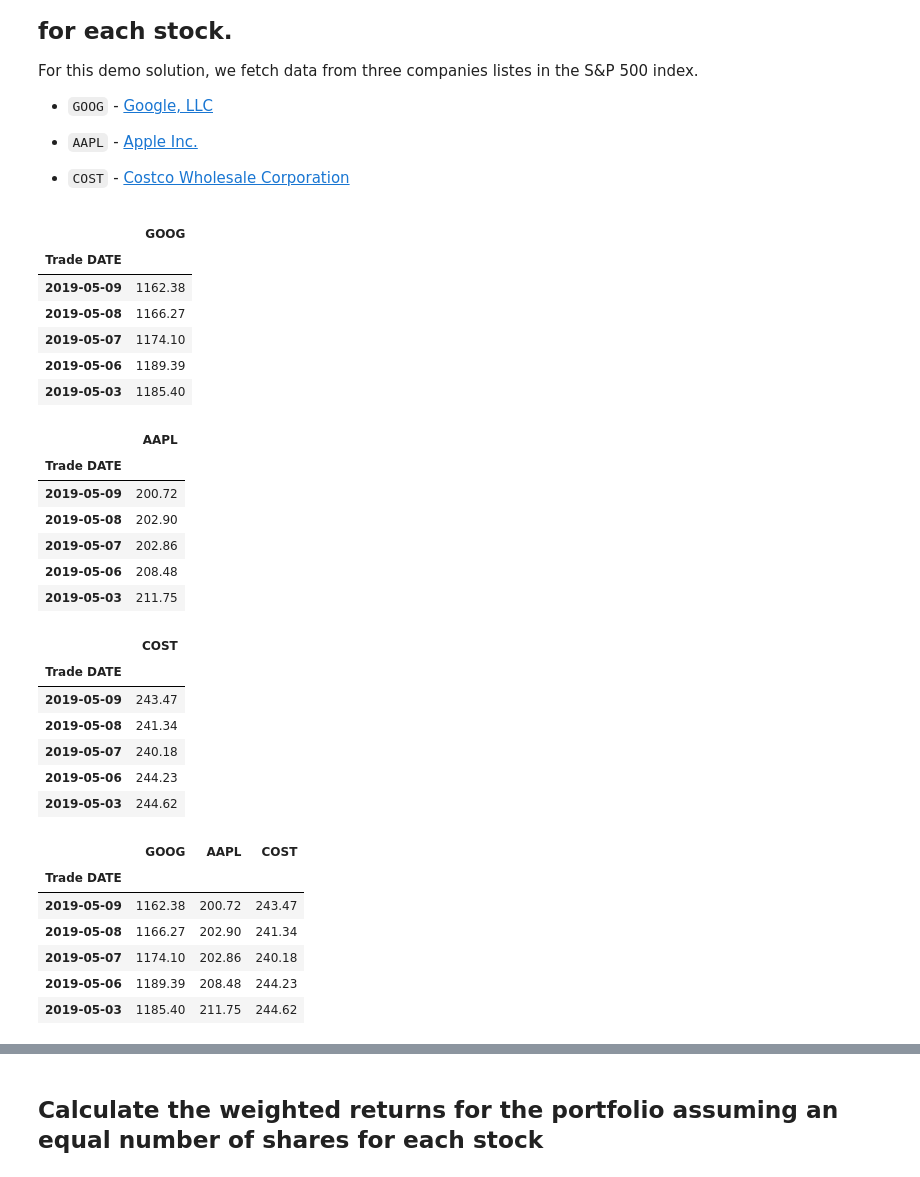
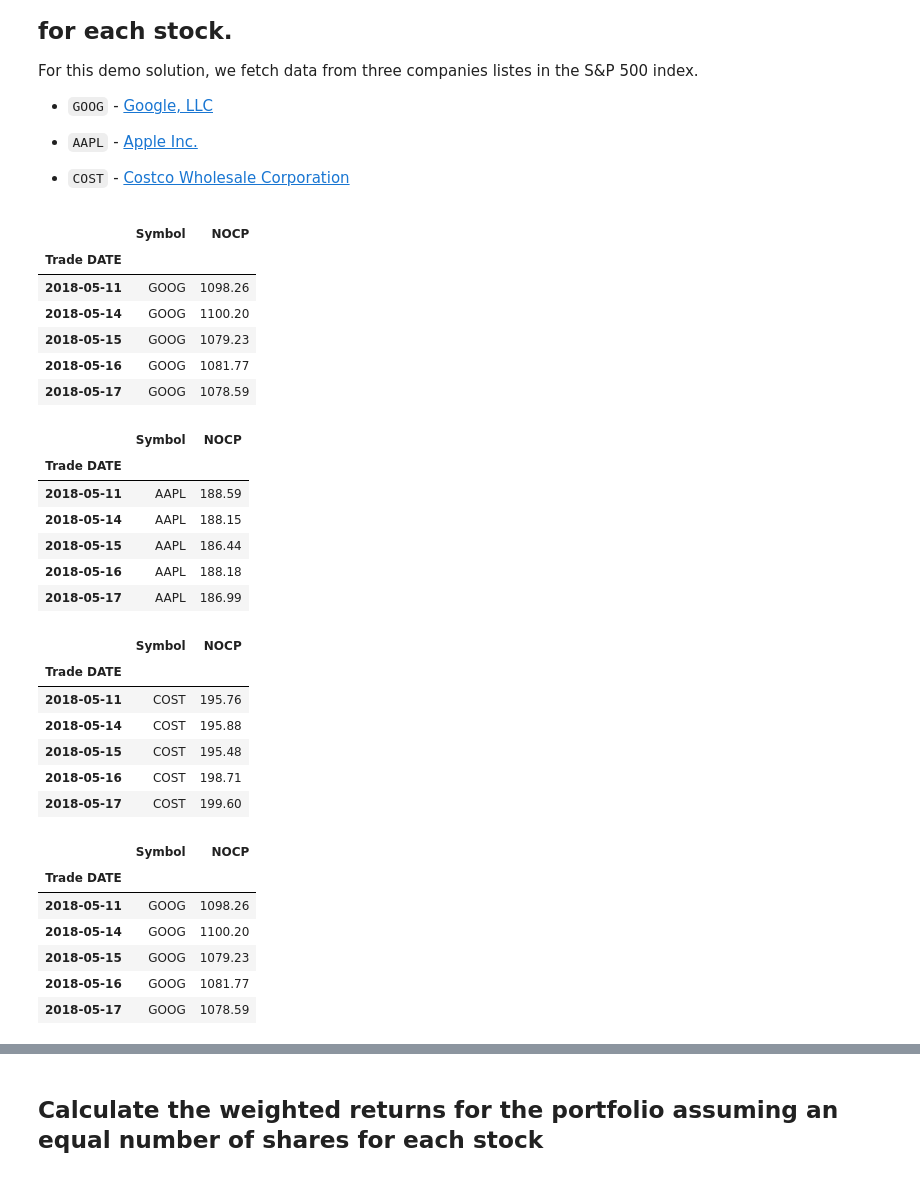
Before and after one commit to kkandial/MiamiHW, a Jupyter notebook: Homework4/whale_analysis.ipynb, the cells around one changed output, grey strips where cells are left out. Cells and saved outputs as stored; diff of their text form; code cells hidden in the pictures.

```diff
--- a/Homework4/whale_analysis.ipynb
+++ b/Homework4/whale_analysis.ipynb
@@ -396,59 +394,56 @@ For this demo solution, we fetch data from three companies listes in the S&P 500
 # %%
 # Reading data from 1st stock
 goog_csvpath = Path("Resources/goog_historical.csv")
-goog_df = pd.read_csv(goog_csvpath, index_col="Trade DATE", infer_datetime_format=True, parse_dates=True).drop(columns = ['Symbol'])
-goog_columns = ["GOOG"]
-goog_df.columns = goog_columns
+goog_df = pd.read_csv(goog_csvpath, index_col="Trade DATE", infer_datetime_format=True, parse_dates=True)
+goog_df = goog_df.sort_index()
 goog_df.head()
 # %% [output]
-|  | GOOG |
-| Trade DATE |  |
-| 2019-05-09 | 1162.38 |
-| 2019-05-08 | 1166.27 |
-| 2019-05-07 | 1174.10 |
-| 2019-05-06 | 1189.39 |
-| 2019-05-03 | 1185.40 |
+|  | Symbol | NOCP |
+| Trade DATE |  |  |
+| 2018-05-11 | GOOG | 1098.26 |
+| 2018-05-14 | GOOG | 1100.20 |
+| 2018-05-15 | GOOG | 1079.23 |
+| 2018-05-16 | GOOG | 1081.77 |
+| 2018-05-17 | GOOG | 1078.59 |
 # %%
 # Reading data from 2nd stock
 aapl_csvpath = Path("Resources/aapl_historical.csv")
-aapl_df = pd.read_csv(aapl_csvpath, index_col="Trade DATE", infer_datetime_format=True, parse_dates=True).drop(columns = ['Symbol'])
-aapl_columns = ["AAPL"]
-aapl_df.columns = aapl_columns
+aapl_df = pd.read_csv(aapl_csvpath, index_col="Trade DATE", infer_datetime_format=True, parse_dates=True)
+aapl_df = aapl_df.sort_index()
 aapl_df.head()
 # %% [output]
-|  | AAPL |
-| Trade DATE |  |
-| 2019-05-09 | 200.72 |
-| 2019-05-08 | 202.90 |
-| 2019-05-07 | 202.86 |
-| 2019-05-06 | 208.48 |
-| 2019-05-03 | 211.75 |
+|  | Symbol | NOCP |
+| Trade DATE |  |  |
+| 2018-05-11 | AAPL | 188.59 |
+| 2018-05-14 | AAPL | 188.15 |
+| 2018-05-15 | AAPL | 186.44 |
+| 2018-05-16 | AAPL | 188.18 |
+| 2018-05-17 | AAPL | 186.99 |
 # %%
 # Reading data from 3rd stock
 cost_csvpath = Path("Resources/cost_historical.csv")
-cost_df = pd.read_csv(cost_csvpath, index_col="Trade DATE", infer_datetime_format=True, parse_dates=True).drop(columns = ['Symbol'])
-cost_columns = ["COST"]
-cost_df.columns = cost_columns
+cost_df = pd.read_csv(cost_csvpath, index_col="Trade DATE", infer_datetime_format=True, parse_dates=True)
+cost_df = cost_df.sort_index()
 cost_df.head()
 # %% [output]
-|  | COST |
-| Trade DATE |  |
-| 2019-05-09 | 243.47 |
-| 2019-05-08 | 241.34 |
-| 2019-05-07 | 240.18 |
-| 2019-05-06 | 244.23 |
-| 2019-05-03 | 244.62 |
+|  | Symbol | NOCP |
+| Trade DATE |  |  |
+| 2018-05-11 | COST | 195.76 |
+| 2018-05-14 | COST | 195.88 |
+| 2018-05-15 | COST | 195.48 |
+| 2018-05-16 | COST | 198.71 |
+| 2018-05-17 | COST | 199.60 |
 # %%
 # Combine all stocks in a single DataFrame
-custom_port = pd.concat([goog_df, aapl_df, cost_df], axis="columns", join="inner")
+custom_port = pd.concat([goog_df, aapl_df, cost_df], axis="rows", join="inner")
 custom_port.head()
 # %% [output]
-|  | GOOG | AAPL | COST |
-| Trade DATE |  |  |  |
-| 2019-05-09 | 1162.38 | 200.72 | 243.47 |
-| 2019-05-08 | 1166.27 | 202.90 | 241.34 |
-| 2019-05-07 | 1174.10 | 202.86 | 240.18 |
-| 2019-05-06 | 1189.39 | 208.48 | 244.23 |
-| 2019-05-03 | 1185.40 | 211.75 | 244.62 |
+|  | Symbol | NOCP |
+| Trade DATE |  |  |
+| 2018-05-11 | GOOG | 1098.26 |
+| 2018-05-14 | GOOG | 1100.20 |
+| 2018-05-15 | GOOG | 1079.23 |
+| 2018-05-16 | GOOG | 1081.77 |
+| 2018-05-17 | GOOG | 1078.59 |
 # %%
 # Reset Date index
```
Also changed, not shown: parts of 19 cells of this notebook.
